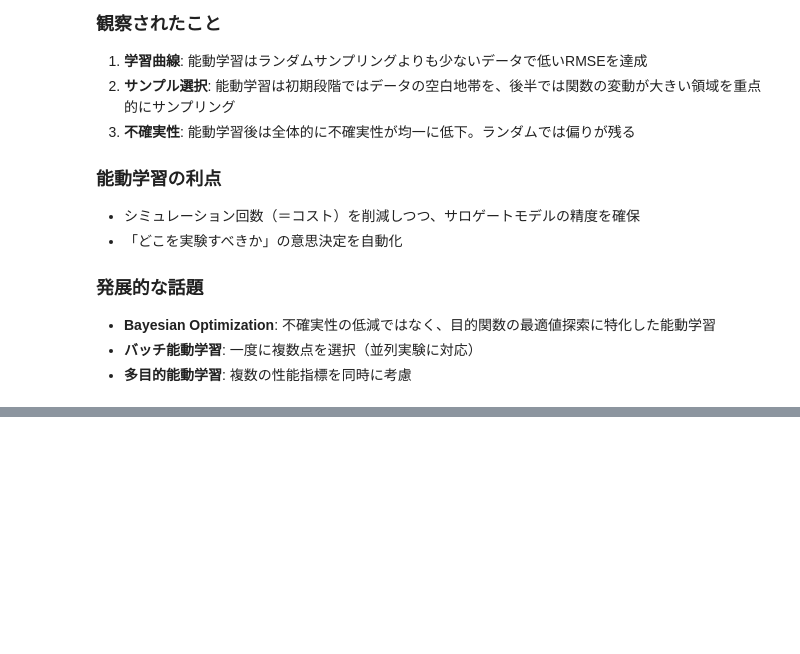
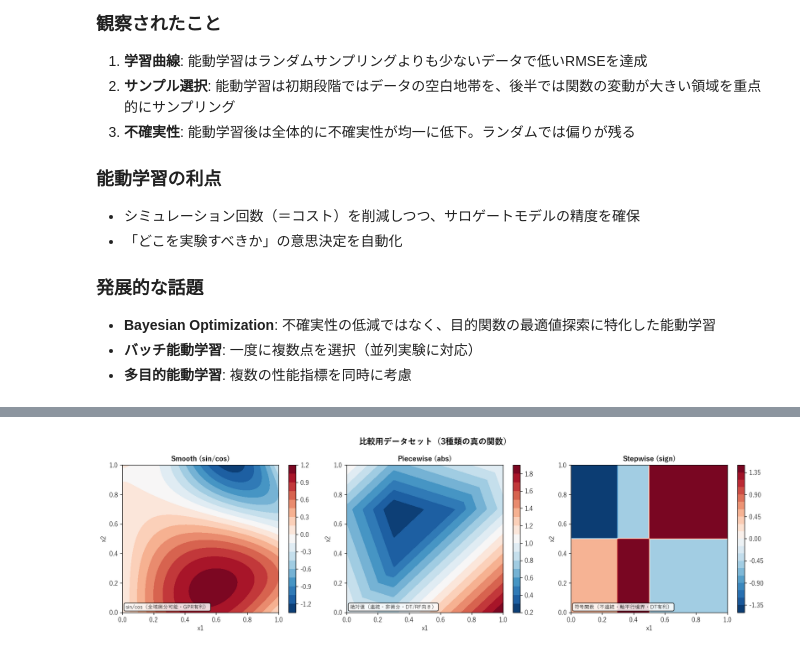
Before and after one commit to AkihisaHasebe/65.active_learning, a Jupyter notebook: active_learning_demo.ipynb, the cells around one changed output, grey strips where cells are left out. Cells and saved outputs as stored; diff of their text form; code cells hidden in the pictures; blank space fills up the shorter version.

```diff
--- a/active_learning_demo.ipynb
+++ b/active_learning_demo.ipynb
@@ -417,0 +845,73 @@ plt.show()
+# %%
+# ─── 3種類の真の関数定義 ─────────────────────────────────────────────────────
+DATASET_DEFS = {
+    "Smooth (sin/cos)": {
+        "func": lambda x1, x2: np.sin(3*x1)*np.cos(3*x2) + 0.5*np.sin(6*x1*x2),
+        "desc": "sin/cos（全域微分可能・GPR有利）",
+    },
+    "Piecewise (abs)": {
+        "func": lambda x1, x2: np.abs(x1 - 0.3) + np.abs(x2 - 0.7) + 0.5*np.abs(x1 - x2),
+        "desc": "絶対値（連続・非微分・DT/RF向き）",
+    },
+    "Stepwise (sign)": {
+        "func": lambda x1, x2: (
+            np.sign(x1 - 0.5).astype(float) * np.sign(x2 - 0.5).astype(float)
+            + 0.5 * np.sign(x1 - 0.3).astype(float)
+        ),
+        "desc": "符号関数（不連続・軸平行境界・DT有利）",
+    },
+}
+
+
+def generate_dataset_from_func(func, seed=42, n_initial=20, n_pool=500,
+                                n_grid=100, noise_std=0.05):
+    """任意の真の関数からデータセットを生成する"""
+    rng_init = np.random.default_rng(seed)
+    rng_pool = np.random.default_rng(seed + 1)
+
+    x1v = np.linspace(0, 1, n_grid)
+    x2v = np.linspace(0, 1, n_grid)
+    X1, X2 = np.meshgrid(x1v, x2v)
+    Xg = np.column_stack([X1.ravel(), X2.ravel()])
+    yg = func(Xg[:, 0], Xg[:, 1]).astype(float)
+
+    Xi = rng_init.uniform(0, 1, (n_initial, 2))
+    yi = func(Xi[:, 0], Xi[:, 1]).astype(float) + rng_init.normal(0, noise_std, n_initial)
+
+    Xp = rng_pool.uniform(0, 1, (n_pool, 2))
+    yp = func(Xp[:, 0], Xp[:, 1]).astype(float) + rng_pool.normal(0, noise_std, n_pool)
+
+    return dict(
+        X1=X1, X2=X2, Y_grid=yg.reshape(n_grid, n_grid),
+        X_grid_flat=Xg, y_grid_flat=yg,
+        X_init=Xi, y_init=yi,
+        X_pool=Xp, y_pool=yp,
+    )
+
+
+def evaluate_strategy_fair(X_train, y_train, X_eval, y_eval, k=5):
+    """
+    共通評価モデル（k近傍回帰）によるAL戦略の公平評価。
+    すべての手法に同じ評価器を適用し「どの点を選んだか」だけを比較する。
+    """
+    from sklearn.neighbors import KNeighborsRegressor
+    knn = KNeighborsRegressor(n_neighbors=min(k, len(X_train)), weights="distance")
+    knn.fit(X_train, y_train)
+    return np.sqrt(mean_squared_error(y_eval, knn.predict(X_eval)))
+
+
+# ─── データセット可視化 ──────────────────────────────────────────────────────
+fig, axes = plt.subplots(1, 3, figsize=(15, 4.5))
+for ax, (name, meta) in zip(axes, DATASET_DEFS.items()):
+    ds = generate_dataset_from_func(meta["func"])
+    c = ax.contourf(ds["X1"], ds["X2"], ds["Y_grid"], levels=20, cmap="RdBu_r")
+    fig.colorbar(c, ax=ax)
+    ax.set_title(name, fontsize=11, fontweight="bold")
+    ax.set_xlabel("x1"); ax.set_ylabel("x2")
+    ax.text(0.02, 0.02, meta["desc"], transform=ax.transAxes, fontsize=8,
+            va="bottom", bbox=dict(boxstyle="round,pad=0.3", fc="white", alpha=0.85))
+fig.suptitle("比較用データセット（3種類の真の関数）", fontsize=13, fontweight="bold")
+plt.tight_layout()
+plt.show()
+# %% [output]
+[figure, added]
```
Also changed, not shown: parts of 19 cells of this notebook.
